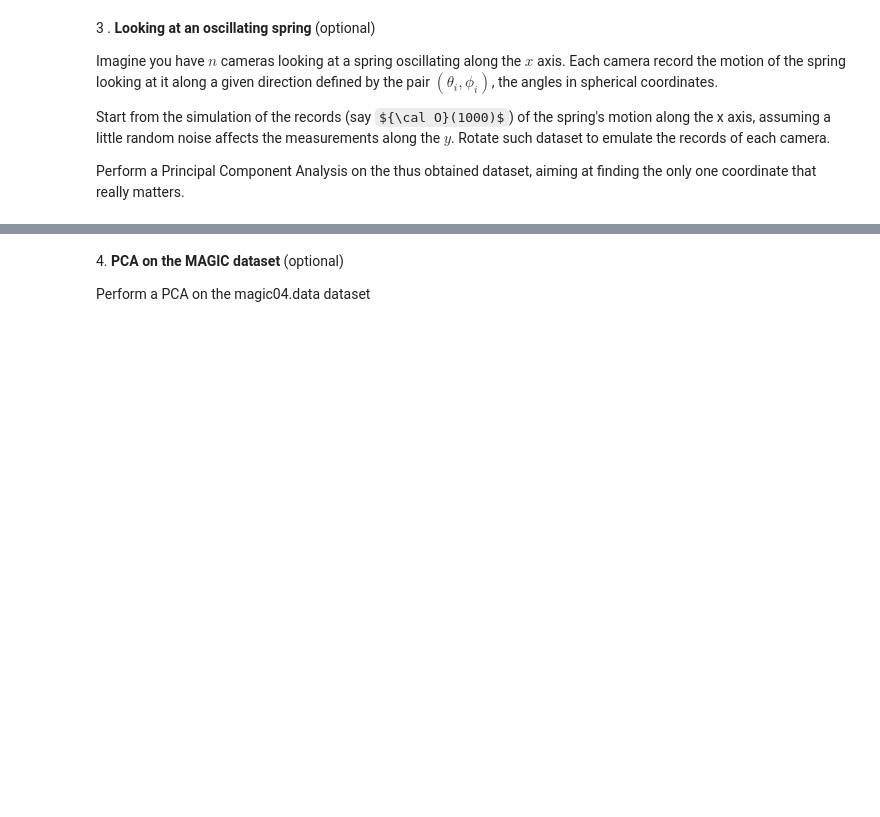
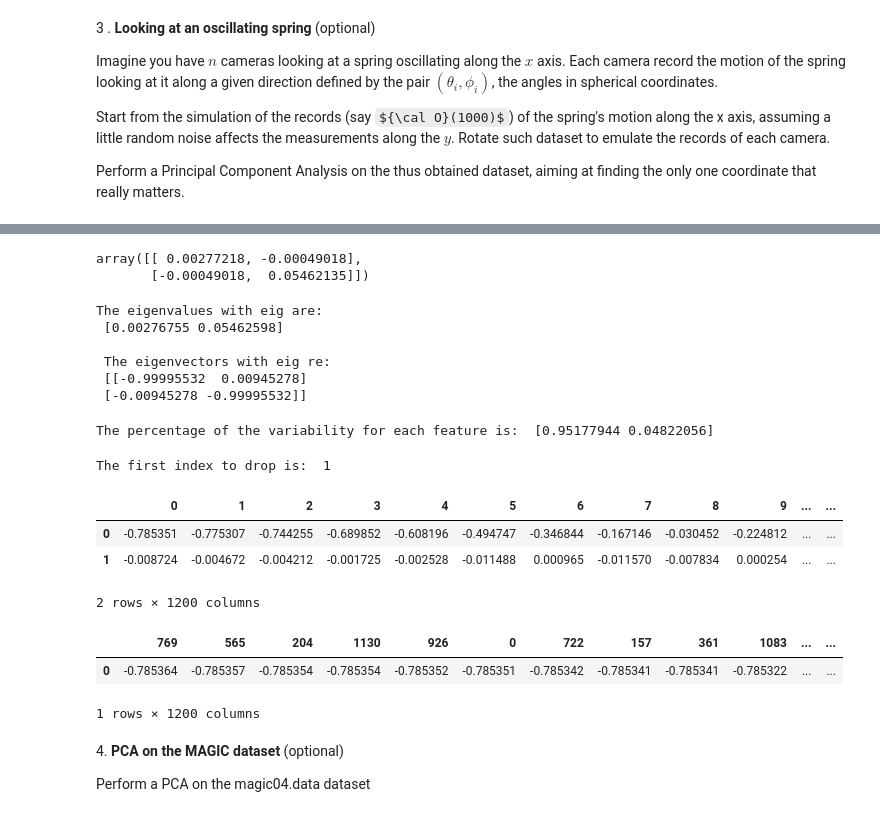
Before and after one commit to tommasoamico/LaboratoryOfComputationalPhysics_Y4, a Jupyter notebook: 07ex_LinearAlgebra.ipynb, the cells around one changed output, grey strips where cells are left out. Drawn from its saved outputs; the diff is of its cells as text; code cells hidden in the pictures; some formulas as TeX source; blank space fills up the shorter version.

Commit message:
Added the spring exercise

```diff
--- a/07ex_LinearAlgebra.ipynb
+++ b/07ex_LinearAlgebra.ipynb
@@ -275,0 +316,7 @@ Perform a Principal Component Analysis on the thus obtained dataset, aiming at f
+# %%
+#Passing to phi and theta
+spring_height = 5
+dataset['$\theta$'] = np.arctan(dataset['y']/dataset['x'])
+dataset['$\phi$'] = np.arctan((np.sqrt(dataset['x']**2+dataset['y']**2)/spring_height))
+dataset = dataset.drop(columns=['x', 'y', 'time'])
+dataset
@@ -276,3 +337,58 @@ Perform a Principal Component Analysis on the thus obtained dataset, aiming at f
+# %%
+cov_matrix = np.cov(dataset.T)
+cov_matrix
+# %% [output]
+array([[ 0.00277218, -0.00049018],
+       [-0.00049018,  0.05462135]])
+# %%
+l, V = np.linalg.eig(cov_matrix)
+# %%
+#Looking at the values
+print('The eigenvalues with eig are: \n', l)
+print('\n The eigenvectors with eig \are: \n', V)
+# %% [output]
+The eigenvalues with eig are:
+ [0.00276755 0.05462598]
+
+ The eigenvectors with eig re:
+ [[-0.99995532  0.00945278]
+ [-0.00945278 -0.99995532]]
+# %%
+# Sorting the eigenvalues in descending order (and the eigenvectors with them)
+sorting = np.argsort(l)
+sorting_svd = np.argsort(l_svd)
+l = l[sorting[::-1]]
+V = V[:,sorting[::-1]]
+# %%
+percentages = l/cov_matrix.trace()
+print(f'The percentage of the variability for each feature is: ', percentages)
+# %% [output]
+The percentage of the variability for each feature is:  [0.95177944 0.04822056]
+# %%
+#To retain 90% of the variablility
+first_to_drop = 0
+for i in range(len(percentages)):
+    if np.cumsum(percentages[::-1][:i+1])[-1] > 1e-1:
+        first_to_drop = len(percentages)-i
+        break
+print('The first index to drop is: ', first_to_drop)
+# %% [output]
+The first index to drop is:  1
+# %%
+datap = pd.DataFrame(np.dot(V.T, dataset.T))
+datap
+# %% [output]
+|  | 0 | 1 | 2 | 3 | 4 | 5 | 6 | 7 | 8 | 9 | ... | ... |
+| 0 | -0.785351 | -0.775307 | -0.744255 | -0.689852 | -0.608196 | -0.494747 | -0.346844 | -0.167146 | -0.030452 | -0.224812 | ... | ... |
+| 1 | -0.008724 | -0.004672 | -0.004212 | -0.001725 | -0.002528 | -0.011488 | 0.000965 | -0.011570 | -0.007834 | 0.000254 | ... | ... |
+2 rows × 1200 columns
+# %%
+datapp = pd.DataFrame(np.dot(V[:,:first_to_drop].T, dataset.T))
+datapp.sort_values(axis=1, by=0)
+# %% [output]
+|  | 769 | 565 | 204 | 1130 | 926 | 0 | 722 | 157 | 361 | 1083 | ... | ... |
+| 0 | -0.785364 | -0.785357 | -0.785354 | -0.785354 | -0.785352 | -0.785351 | -0.785342 | -0.785341 | -0.785341 | -0.785322 | ... | ... |
+1 rows × 1200 columns
 # %% [markdown]
 4\. **PCA on the MAGIC dataset** (optional)
 
```
Also changed, not shown: parts of 7 cells of this notebook.
